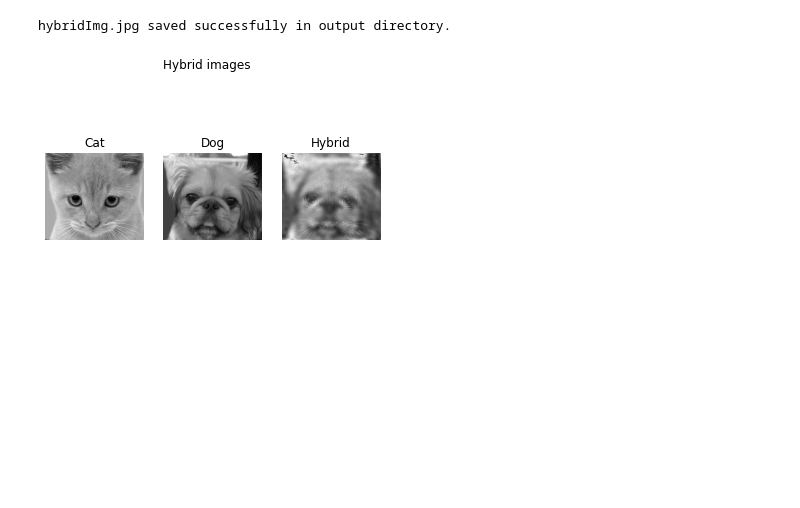
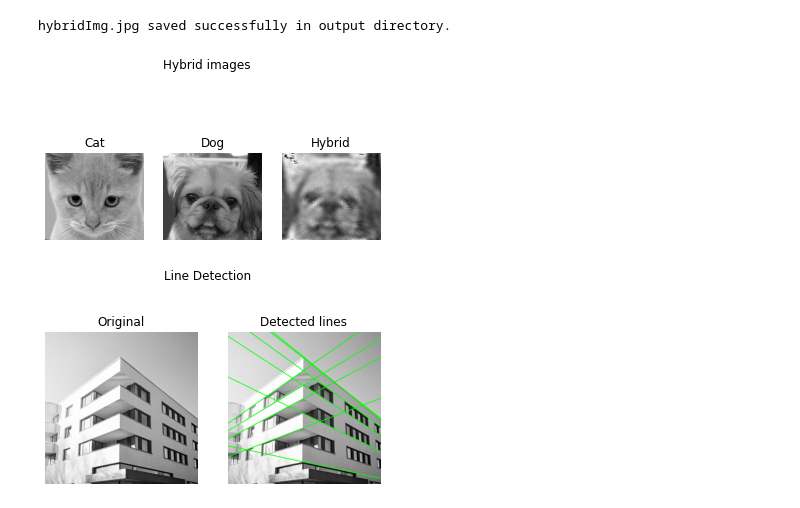
Before and after one commit to HassanFathi100/CV-Tasks, a Jupyter notebook: main.ipynb, the cells around one changed output. Drawn from its saved outputs; the diff is of its cells as text; code cells hidden in the pictures; blank space fills up the shorter version.

Commit message:
finished hough line detection

```diff
--- a/main.ipynb
+++ b/main.ipynb
@@ -139,3 +139,21 @@ helper.show_images([gray_cat_np, gray_dog_np, hybrid_img],
 # %% [output]
 hybridImg.jpg saved successfully in output directory.
 [figure]
+# %%
+from libs import houghLine as hough
+import cv2 as cv
+import numpy as np
+from libs import helper
+from PIL import Image, ImageOps
+
+image = Image.open('./assets/Task2/building.jpg')
+
+finalImg = hough.hough_lines(image, 10)
+
+finalImgVSRealImg = np.concatenate((image, finalImg), axis=1)
+
+# cv.imwrite('output/houghLine.jpg', finalImgVSRealImg)
+helper.show_images([image, finalImg],
+                   "Line Detection", ["Original", "Detected lines"])
+# %% [output]
+[figure, added]
```
Also changed, not shown: 3 other files.
